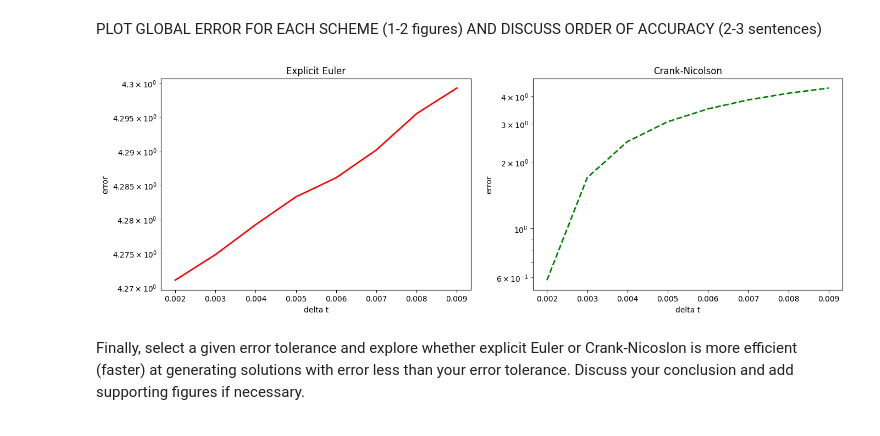
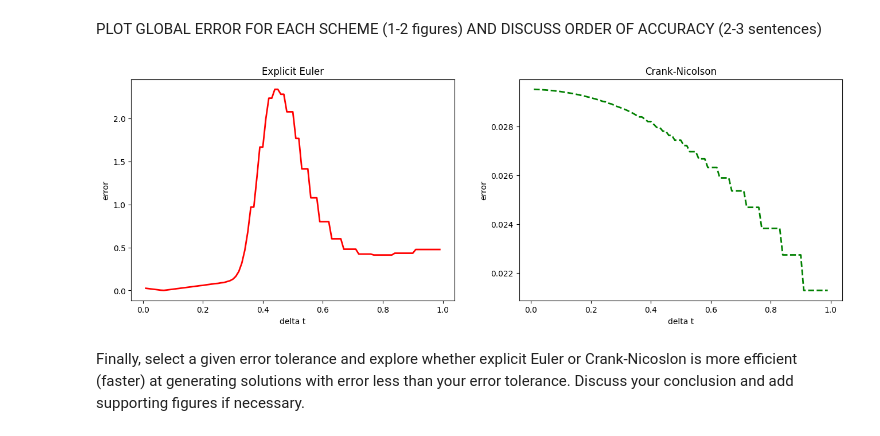
Before and after one commit to johnryantaylor/QCES, a Jupyter notebook: Project1_numerical_methods.ipynb, the cells around one changed output. Saved outputs shown, nothing was run; the diff lists cells and outputs as text; code cells hidden in the pictures.

```diff
--- a/Project1_numerical_methods.ipynb
+++ b/Project1_numerical_methods.ipynb
@@ -318,57 +318,49 @@ PLOT GLOBAL ERROR FOR EACH SCHEME (1-2 figures) AND DISCUSS ORDER OF ACCURACY (2
 # %%
 t_start = 0  # start time (note that this is not the same time used to evaluate the exact solution to set the ICs)
 t_end = 10  # end time
+
 # Size of the physical domain
 x_start = -1
 x_end = 1
 Nx = 100
 x = np.linspace(x_start, x_end, Nx)
-kappa = .02
 
-def get_exact_solution_for_delta_t(dt, Nt, t):
-  c = np.zeros((Nx, Nt))
-  for k in range(1, Nt):
-    c[:,k] = set_ics(x, kappa, 10 + k * dt)
-  return c
-
-def get_solutions_for_num_timesteps(dt, Nt):
-  t = np.linspace(t_start, t_end, Nt)  # Create a vector of times
-  c_EE = EE(x, t, kappa)
-  c_CN = CN(x, t, kappa)
-  exact = get_exact_solution_for_delta_t(dt, Nt, t)
-  return exact, c_EE, c_CN
+kappa = .001
 # %%
 # Plot the results
 errors_ee = []
 errors_cn = []
-delta_ts = np.arange(0.002, .01, 0.001)
-i = 0
+
+delta_ts = np.arange(0.01, 1, 0.01)
+exact = set_ics(x, kappa, 20)
+
 for dt in delta_ts:
   Nt = int((t_end - t_start) / dt)
-  exact, ee, cn = get_solutions_for_num_timesteps(dt, Nt)
-  ee_error = np.abs(exact - ee).sum() / Nt
-  cn_error = np.abs(exact - cn).sum() / Nt
+  t = np.linspace(t_start, t_end, Nt)
+  ee = EE(x, t, kappa)
+  cn = CN(x, t, kappa)
+  ee_error = np.abs(exact - ee[:,-1]).sum()
+  cn_error = np.abs(exact - cn[:,-1]).sum()
   errors_ee.append(ee_error)
   errors_cn.append(cn_error)
 # %%
 plt.figure(figsize=(16, 5))
 
 plt.subplot(1, 2, 1)
 plt.plot(delta_ts, errors_ee, 'r', label='EE', linewidth=2)
 plt.xlabel('delta t')
 plt.ylabel('error')
-plt.yscale('log')
 plt.title('Explicit Euler')
 
 plt.subplot(1, 2, 2)
 plt.plot(delta_ts, errors_cn, 'g--', label='CN', linewidth=2)
 plt.xlabel('delta t')
 plt.ylabel('error')
-plt.yscale('log')
 plt.title('Crank-Nicolson')
+
 plt.show()
 # %% [output]
-[figure, old version]
+[figure, new version]
 # %% [markdown]
 Finally, select a given error tolerance and explore whether explicit Euler or Crank-Nicoslon is more efficient (faster) at generating solutions with error less than your error tolerance. Discuss your conclusion and add supporting figures if necessary.
 # %% [markdown]
```
Also changed, not shown: parts of 3 cells of this notebook.
